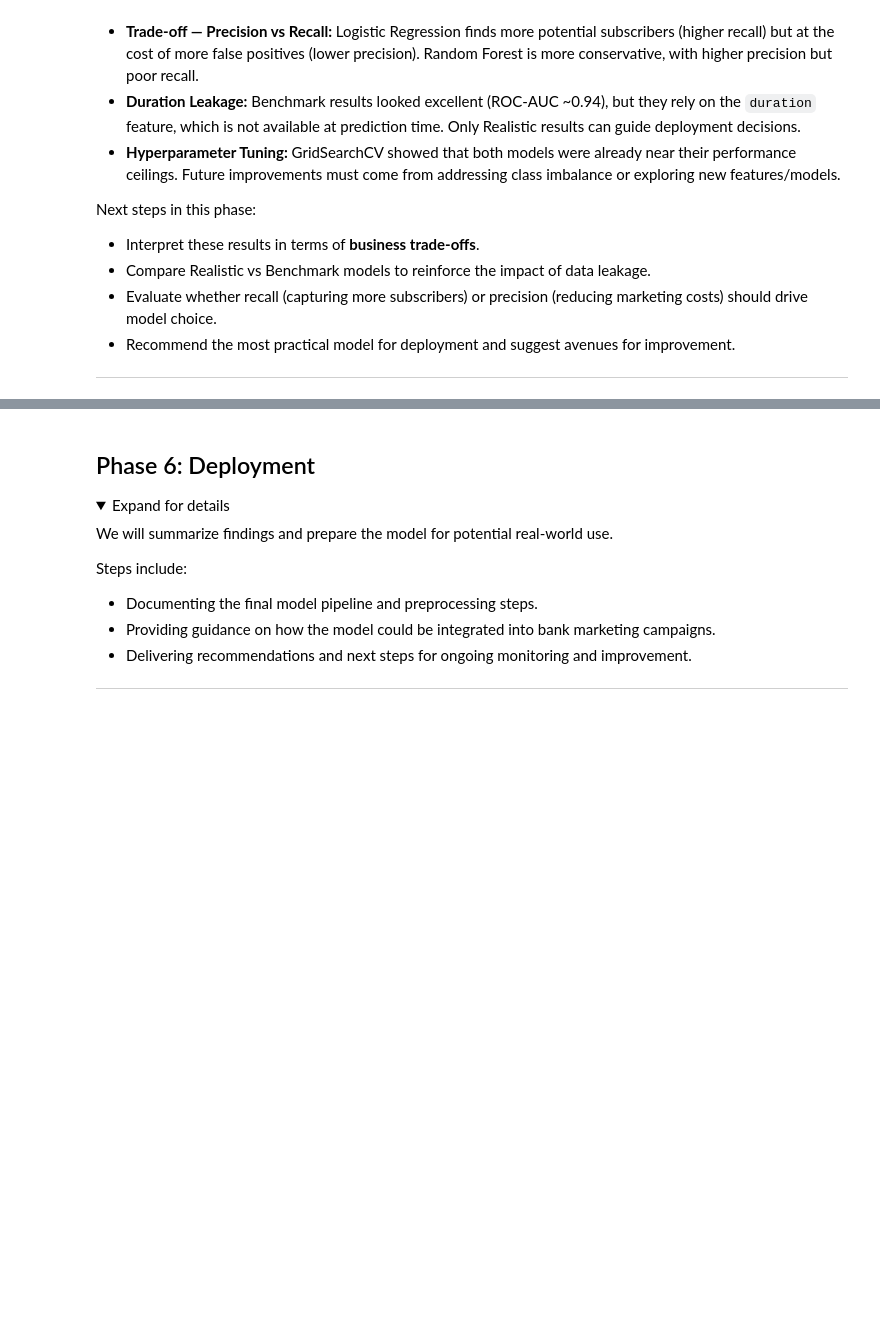
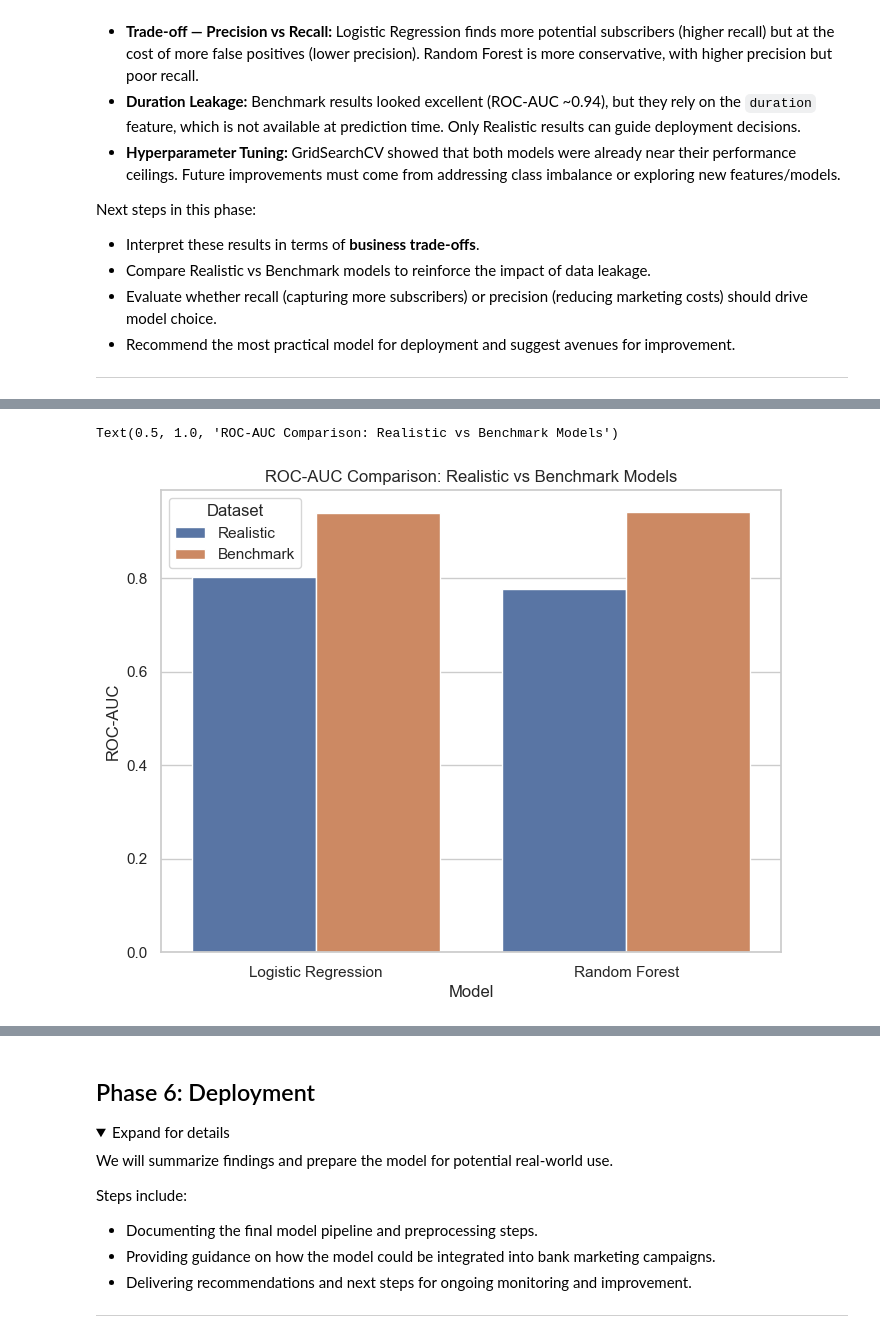
Before and after one commit to randel-bjorkquist/jupyter-notebooks-vscode, a Jupyter notebook: Project2_Machine_Learning.ipynb, the cells around one changed output, grey strips where cells are left out. Saved outputs shown, nothing was run; the diff lists cells and outputs as text; code cells hidden in the pictures; folded sections open; blank space fills up the shorter version.

```diff
--- a/Project2_Machine_Learning.ipynb
+++ b/Project2_Machine_Learning.ipynb
@@ -1394,0 +1420,12 @@ Next steps in this phase:
+# %%
+# Compare Realistic vs Benchmark model performance
+results_table.pivot(index = "Model", columns = "Dataset", values = ["ROC-AUC"])
+#results_table.pivot(index="Model", columns="Dataset", values=["Accuracy", "Precision", "Recall", "F1", "ROC-AUC"])
+
+# add bar chart comparing ROC-AUC for Realistic vs Benchmark for each model
+plt.figure(figsize = (8, 6))
+sns.barplot(x = "Model", y = "ROC-AUC", hue = "Dataset", data = results_table)
+plt.title("ROC-AUC Comparison: Realistic vs Benchmark Models")
+# %% [output]
+Text(0.5, 1.0, 'ROC-AUC Comparison: Realistic vs Benchmark Models')
+[figure, added]
```
Also changed, not shown: parts of 17 cells of this notebook.
